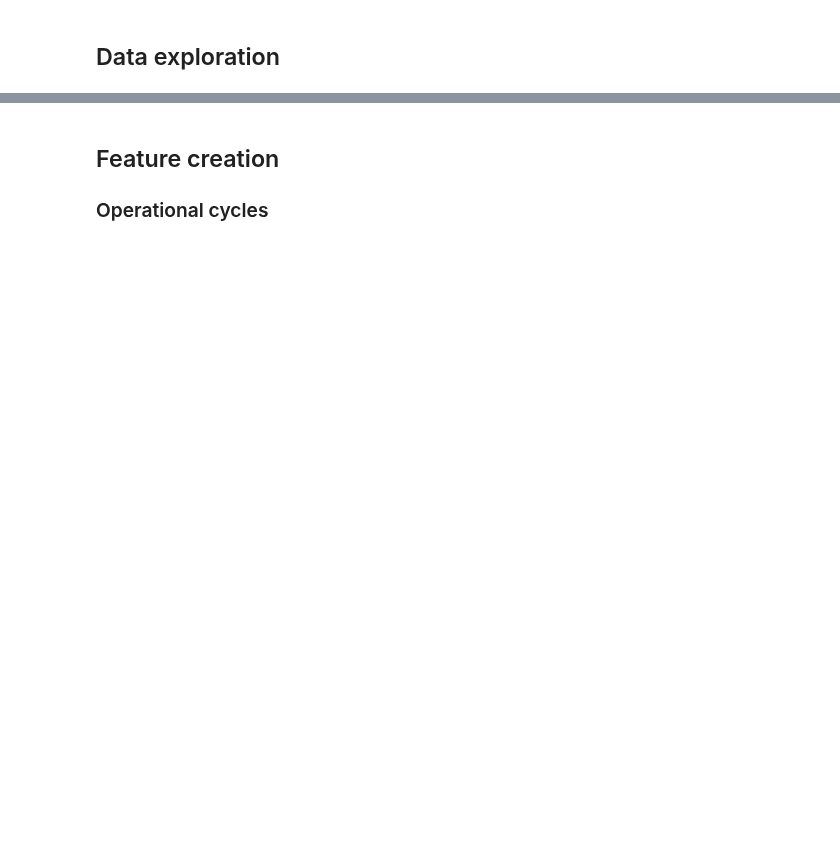
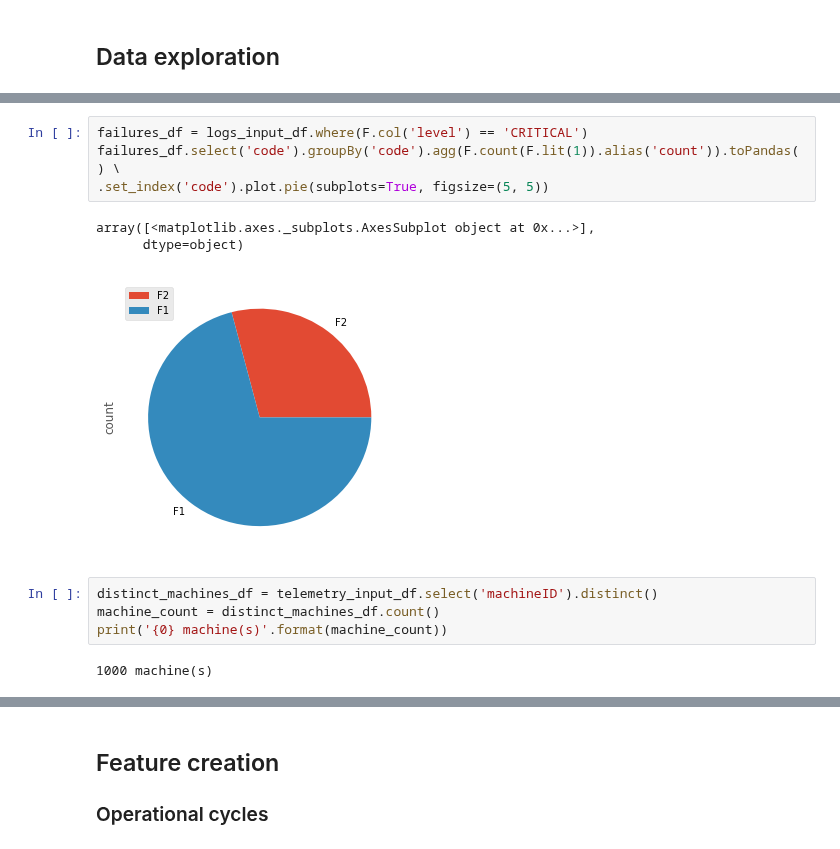
Before and after one commit to Azure/AI-PredictiveMaintenance, a Jupyter notebook: src/AML/Notebooks/FeatureEngineering-experimental.ipynb, the cells around one changed output, grey strips where cells are left out. Saved outputs shown, nothing was run; the diff lists cells and outputs as text; blank space fills up the shorter version.

```diff
--- a/src/AML/Notebooks/FeatureEngineering-experimental.ipynb
+++ b/src/AML/Notebooks/FeatureEngineering-experimental.ipynb
@@ -64,0 +70,14 @@ df_logs.where(F.col('machineID') == 'M_0000').show()
+# %%
+failures_df = logs_input_df.where(F.col('level') == 'CRITICAL')
+failures_df.select('code').groupBy('code').agg(F.count(F.lit(1)).alias('count')).toPandas() \
+.set_index('code').plot.pie(subplots=True, figsize=(5, 5))
+# %% [output]
+array([<matplotlib.axes._subplots.AxesSubplot object at 0x...>],
+      dtype=object)
+[figure, added]
+# %%
+distinct_machines_df = telemetry_input_df.select('machineID').distinct()
+machine_count = distinct_machines_df.count()
+print('{0} machine(s)'.format(machine_count))
+# %% [output]
+1000 machine(s)
```
Also changed, not shown: parts of 20 cells of this notebook, 2 other files.
